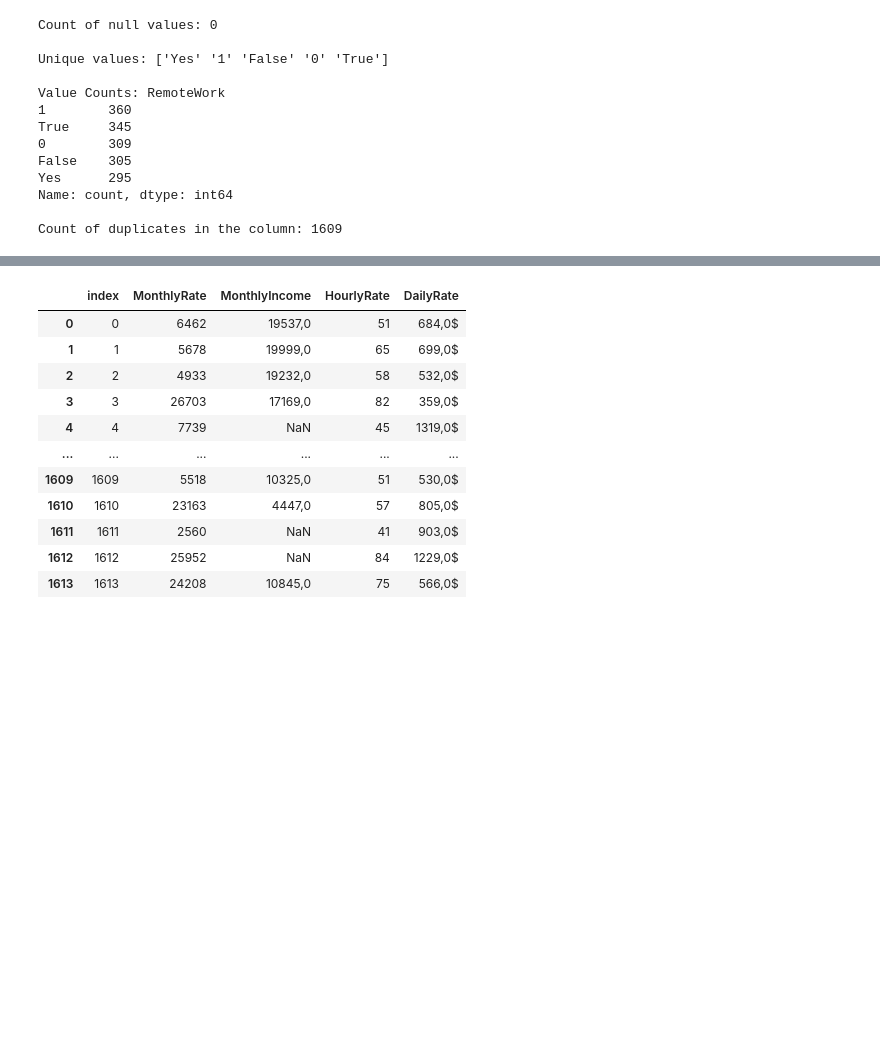
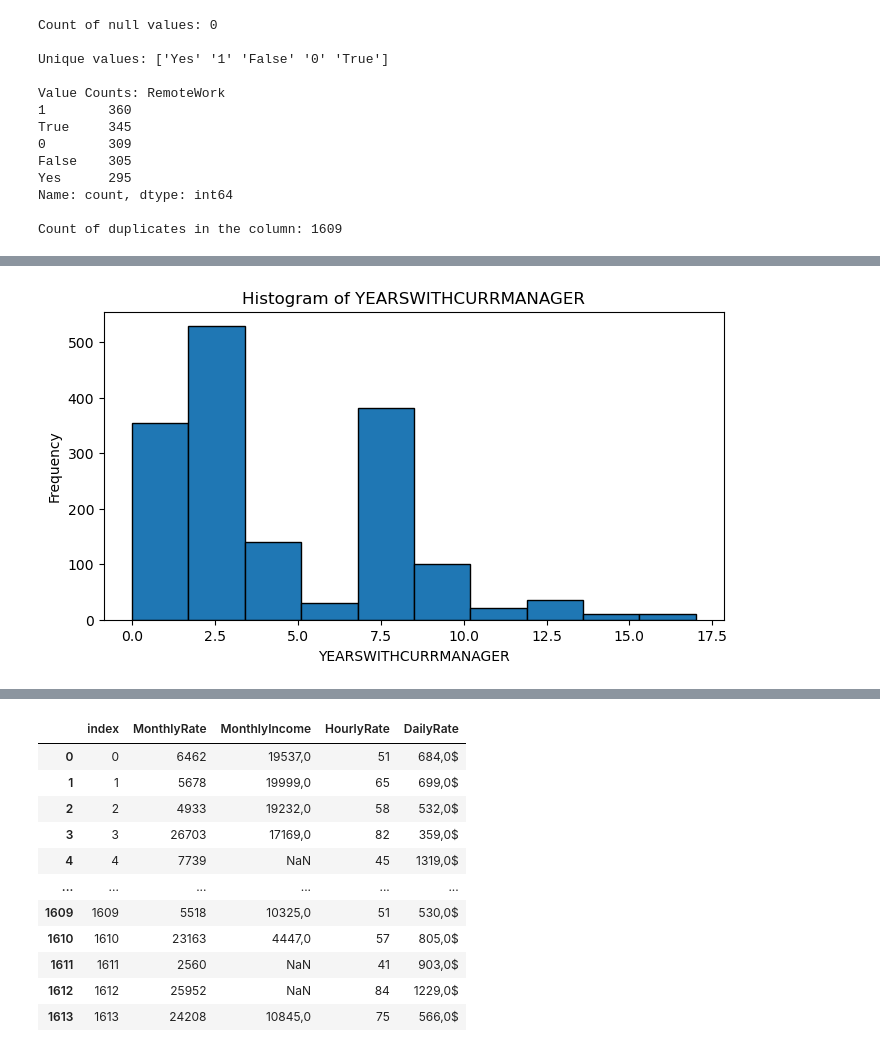
Before and after one commit to carla-caracola/people_analytics, a Jupyter notebook: Exploratory_Data_Analysis/Exploratory_Data_Analysis.ipynb, the cells around one changed output, grey strips where cells are left out. Cells and saved outputs as stored; diff of their text form; code cells hidden in the pictures; blank space fills up the shorter version.

```diff
--- a/Exploratory_Data_Analysis/Exploratory_Data_Analysis.ipynb
+++ b/Exploratory_Data_Analysis/Exploratory_Data_Analysis.ipynb
@@ -154,3 +156,7 @@ Yes      295
 Name: count, dtype: int64
 
 Count of duplicates in the column: 1609
+# %%
+from auto_eda import AutoEDA
+eda = AutoEDA()
+df = eda.read_file('HR RAW DATA.csv')
@@ -156,0 +188,4 @@ Count of duplicates in the column: 1609
+# %%
+eda.plot_histogram(df, 'YEARSWITHCURRMANAGER')
+# %% [output]
+[figure, added]
```
Also changed, not shown: parts of 14 cells of this notebook, 2 other files.
